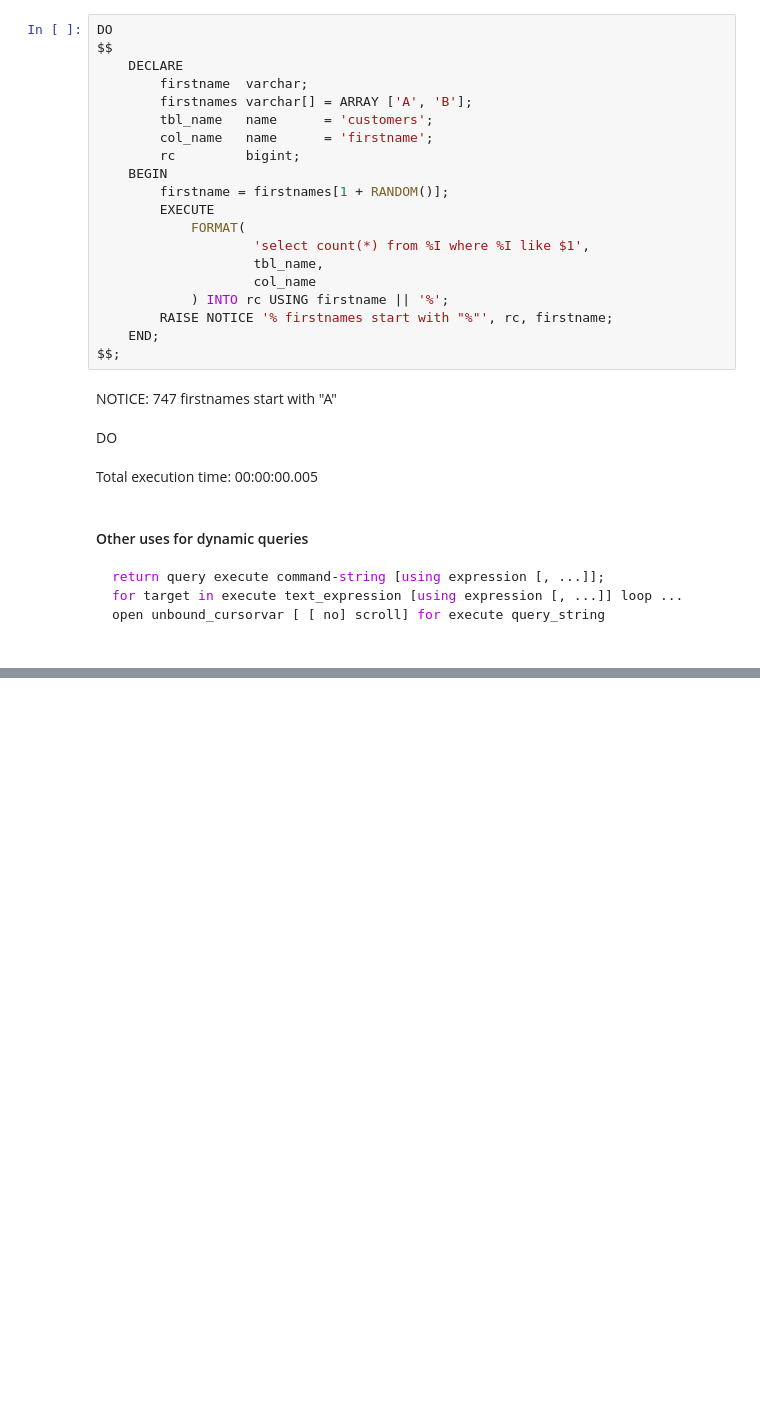
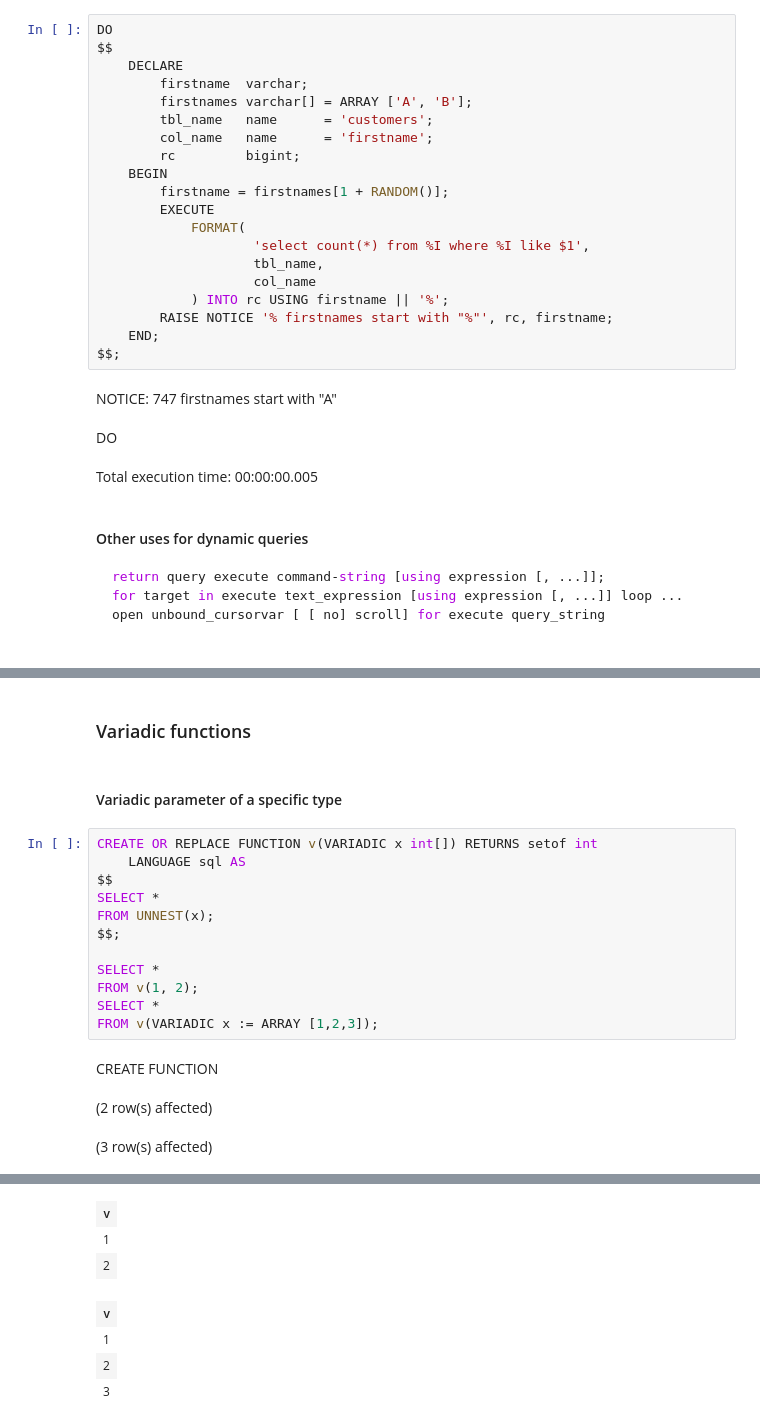
Before and after one commit to yaowenqiang/capturing_logic_with_custom_functions_in_postgresql, a Jupyter notebook: Notebook-1.ipynb, the cells around one changed output, grey strips where cells are left out. Saved outputs shown, nothing was run; the diff lists cells and outputs as text; blank space fills up the shorter version.

```diff
--- a/Notebook-1.ipynb
+++ b/Notebook-1.ipynb
@@ -1250,0 +1474,20 @@ open unbound_cursorvar [ [ no] scroll] for execute query_string
+# %% [markdown]
+### Variadic functions
+# %% [markdown]
+#### Variadic parameter of a specific type
+# %%
+CREATE OR REPLACE FUNCTION v(VARIADIC x int[]) RETURNS setof int
+    LANGUAGE sql AS
+$$
+SELECT *
+FROM UNNEST(x);
+$$;
+
+SELECT *
+FROM v(1, 2);
+SELECT *
+FROM v(VARIADIC x := ARRAY [1,2,3]);
+# %% [output]
+CREATE FUNCTION
+(2 row(s) affected)
+(3 row(s) affected)
@@ -1250,0 +1495,7 @@ open unbound_cursorvar [ [ no] scroll] for execute query_string
+| v |
+| 1 |
+| 2 |
+| v |
+| 1 |
+| 2 |
+| 3 |
```
Also changed, not shown: parts of 27 cells of this notebook.
